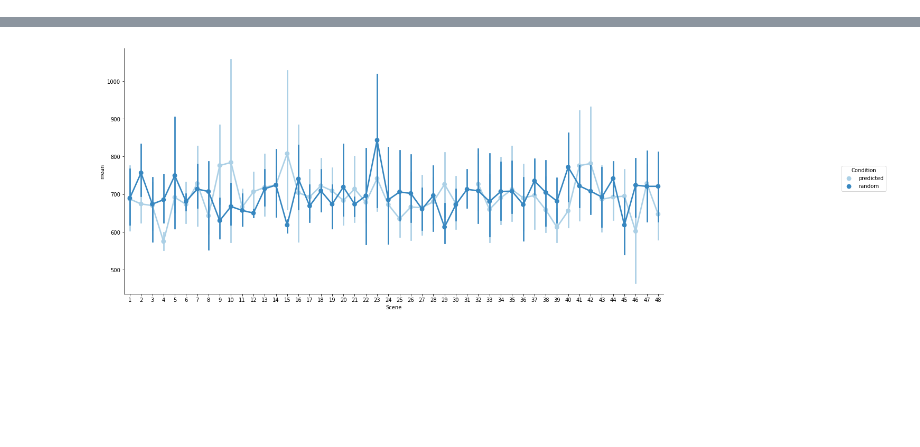
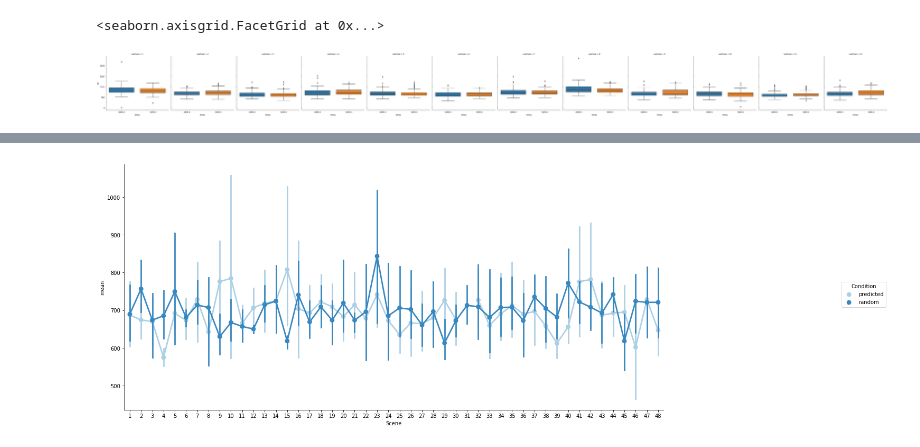
Before and after one commit to yvofon/OxfordNeuro, a Jupyter notebook: Behavioral/BehavioralPilotAnalysisAcrossSubs_Presentation_Catch4Critters.ipynb, the cells around one changed output, grey strips where cells are left out. Drawn from its saved outputs; the diff is of its cells as text; code cells hidden in the pictures; blank space fills up the shorter version.

```diff
--- a/Behavioral/BehavioralPilotAnalysisAcrossSubs_Presentation_Catch4Critters.ipynb
+++ b/Behavioral/BehavioralPilotAnalysisAcrossSubs_Presentation_Catch4Critters.ipynb
@@ -60,0 +57,7 @@ dfL = dataL
+# %%
+# Look at single subject RT distribution
+
+sb.catplot(data = df, x = 'Delay', y = 'RT', col = 'subCode', kind = 'box')
+# %% [output]
+<seaborn.axisgrid.FacetGrid at 0x...>
+[figure, added]
```
Also changed, not shown: parts of 45 cells of this notebook.
